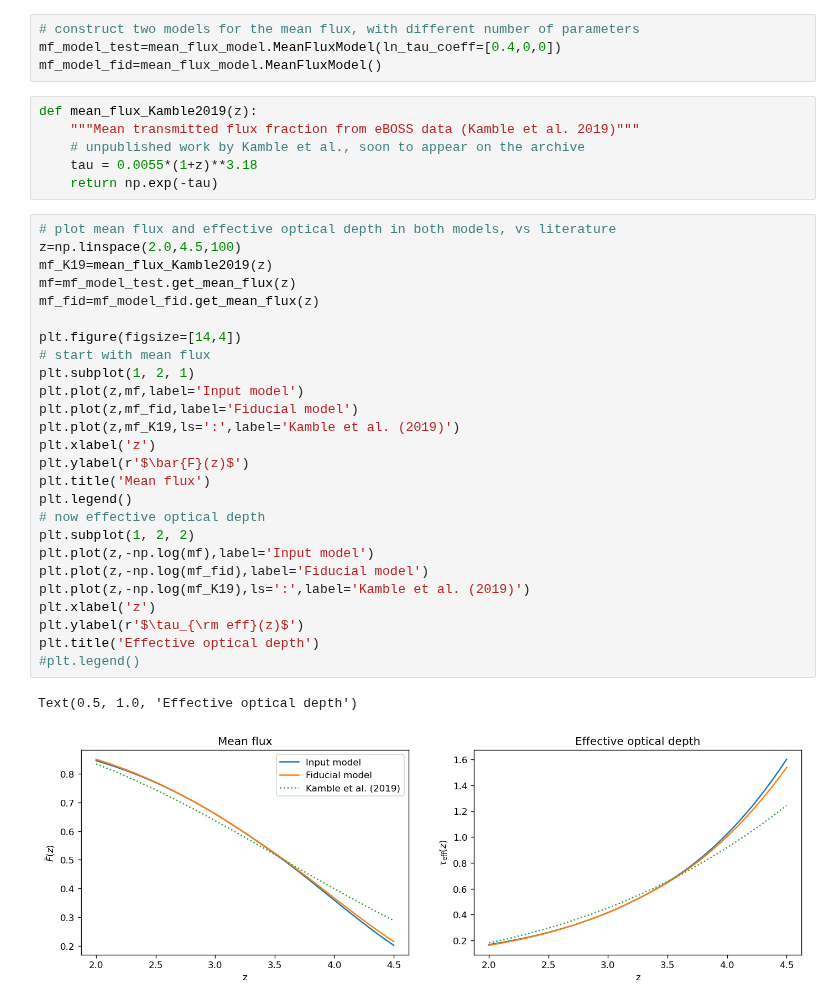
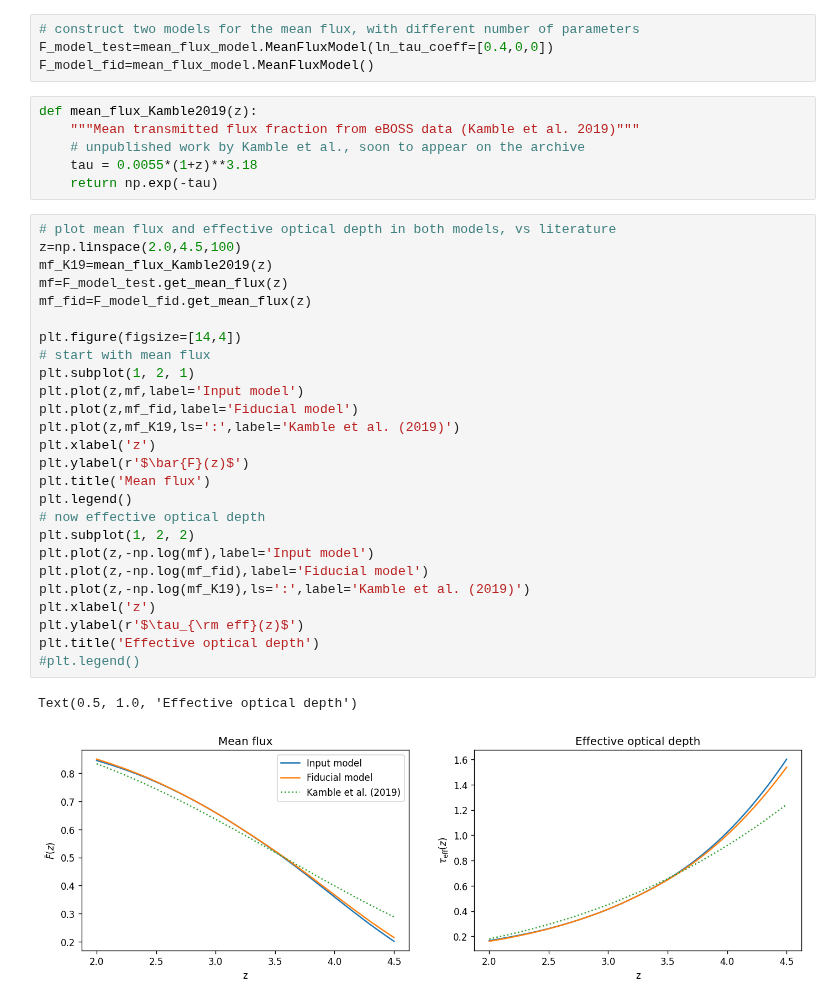
Before and after one commit to igmhub/cup1d, a Jupyter notebook: notebooks/nuisance/plot_mean_flux.ipynb, the cells around one changed output. Cells and saved outputs as stored; diff of their text form.

```diff
--- a/notebooks/nuisance/plot_mean_flux.ipynb
+++ b/notebooks/nuisance/plot_mean_flux.ipynb
@@ -23,8 +23,8 @@ mpl.rcParams['figure.dpi'] = 120
 from cup1d.nuisance import mean_flux_model
 # %%
 # construct two models for the mean flux, with different number of parameters
-mf_model_test=mean_flux_model.MeanFluxModel(ln_tau_coeff=[0.4,0,0])
-mf_model_fid=mean_flux_model.MeanFluxModel()
+F_model_test=mean_flux_model.MeanFluxModel(ln_tau_coeff=[0.4,0,0])
+F_model_fid=mean_flux_model.MeanFluxModel()
 # %%
 def mean_flux_Kamble2019(z):
     """Mean transmitted flux fraction from eBOSS data (Kamble et al. 2019)"""
@@ -34,32 +34,32 @@ def mean_flux_Kamble2019(z):
 # %%
 # plot mean flux and effective optical depth in both models, vs literature
 z=np.linspace(2.0,4.5,100)
 mf_K19=mean_flux_Kamble2019(z)
-mf=mf_model_test.get_mean_flux(z)
-mf_fid=mf_model_fid.get_mean_flux(z)
+mf=F_model_test.get_mean_flux(z)
+mf_fid=F_model_fid.get_mean_flux(z)
 
 plt.figure(figsize=[14,4])
 # start with mean flux
 plt.subplot(1, 2, 1)
 plt.plot(z,mf,label='Input model')
 plt.plot(z,mf_fid,label='Fiducial model')
 plt.plot(z,mf_K19,ls=':',label='Kamble et al. (2019)')
 plt.xlabel('z')
 plt.ylabel(r'$\bar{F}(z)$')
 plt.title('Mean flux')
 plt.legend()
 # now effective optical depth
 plt.subplot(1, 2, 2)
 plt.plot(z,-np.log(mf),label='Input model')
 plt.plot(z,-np.log(mf_fid),label='Fiducial model')
 plt.plot(z,-np.log(mf_K19),ls=':',label='Kamble et al. (2019)')
 plt.xlabel('z')
 plt.ylabel(r'$\tau_{\rm eff}(z)$')
 plt.title('Effective optical depth')
 #plt.legend()
 # %% [output]
 Text(0.5, 1.0, 'Effective optical depth')
-[figure, old version]
+[figure, new version]
 # %%
 plt.figure(figsize=[14,4])
 # start with mean flux
```
Also changed, not shown: parts of 3 cells of this notebook, 5 other files.
